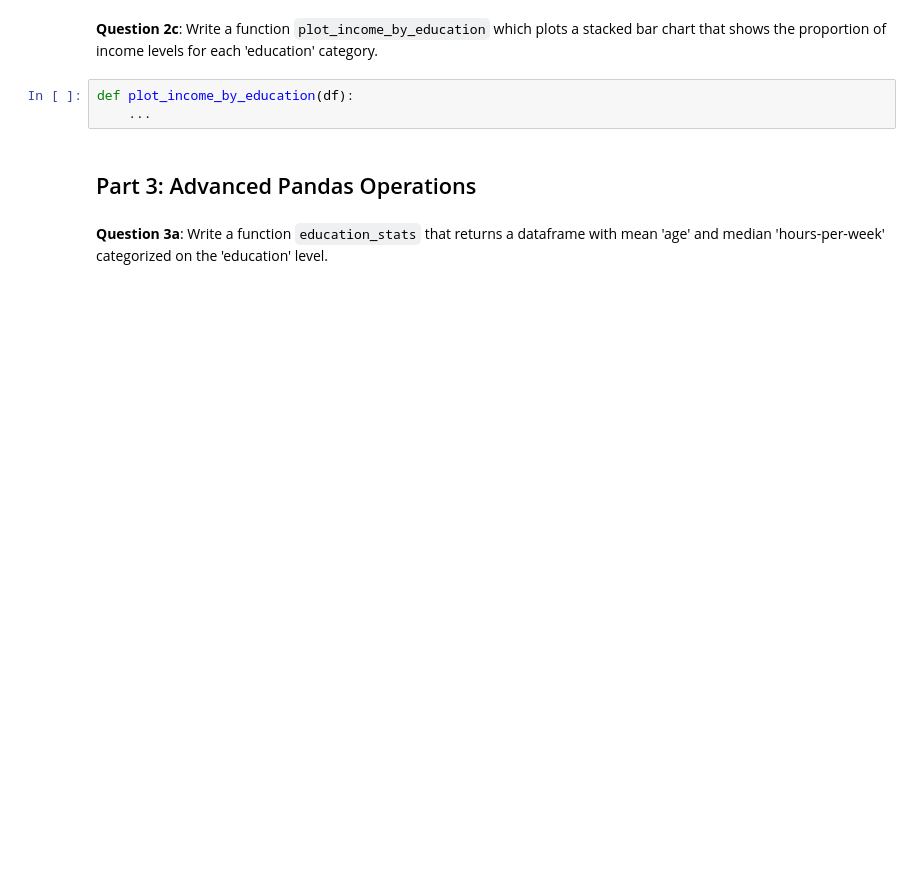
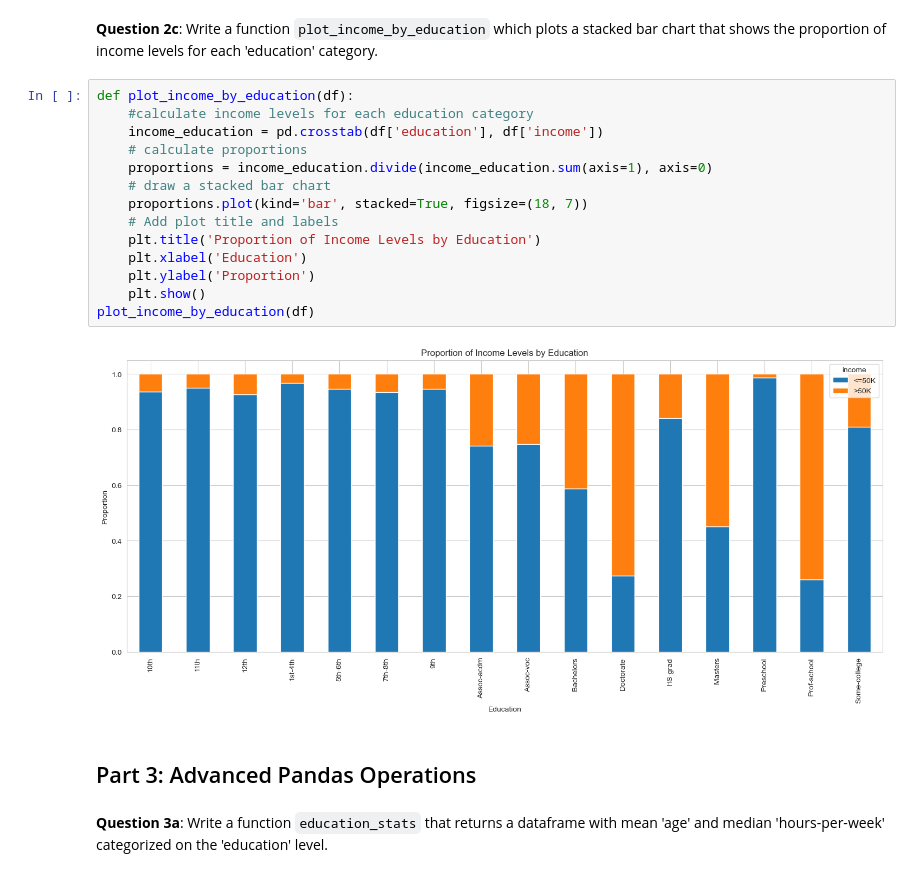
Before and after one commit to ShiyiChen-1/DS701, a Jupyter notebook: assignment1.ipynb, the cells around one changed output. Drawn from its saved outputs; the diff is of its cells as text; blank space fills up the shorter version.

```diff
--- a/assignment1.ipynb
+++ b/assignment1.ipynb
@@ -104,9 +129,22 @@ def plot_age_hours_scatter(df):
 <!-- BEGIN QUESTION -->
 
 **Question 2c**: Write a function `plot_income_by_education` which plots a stacked bar chart that shows the proportion of income levels for each 'education' category.
-# %%
-def plot_income_by_education(df):
-    ...
+# %%
+def plot_income_by_education(df):
+    #calculate income levels for each education category
+    income_education = pd.crosstab(df['education'], df['income'])
+    # calculate proportions
+    proportions = income_education.divide(income_education.sum(axis=1), axis=0)
+    # draw a stacked bar chart
+    proportions.plot(kind='bar', stacked=True, figsize=(18, 7))
+    # Add plot title and labels
+    plt.title('Proportion of Income Levels by Education')
+    plt.xlabel('Education')
+    plt.ylabel('Proportion')
+    plt.show()
+plot_income_by_education(df)
+# %% [output]
+[figure, added]
 # %% [markdown]
 <!-- END QUESTION -->
 
```
Also changed, not shown: parts of 29 cells of this notebook.
